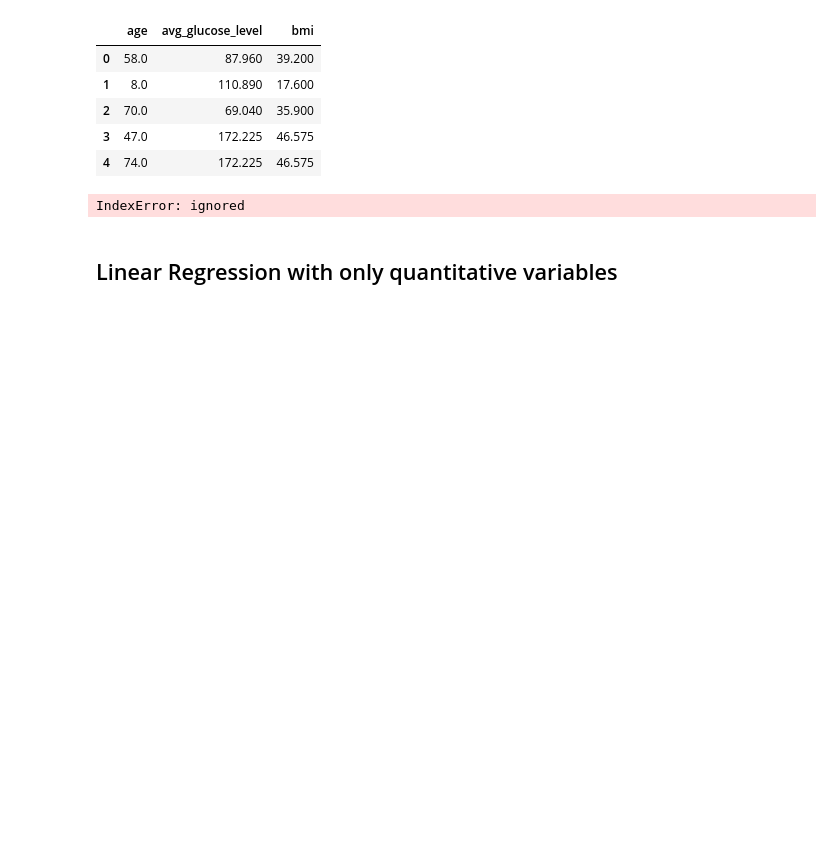
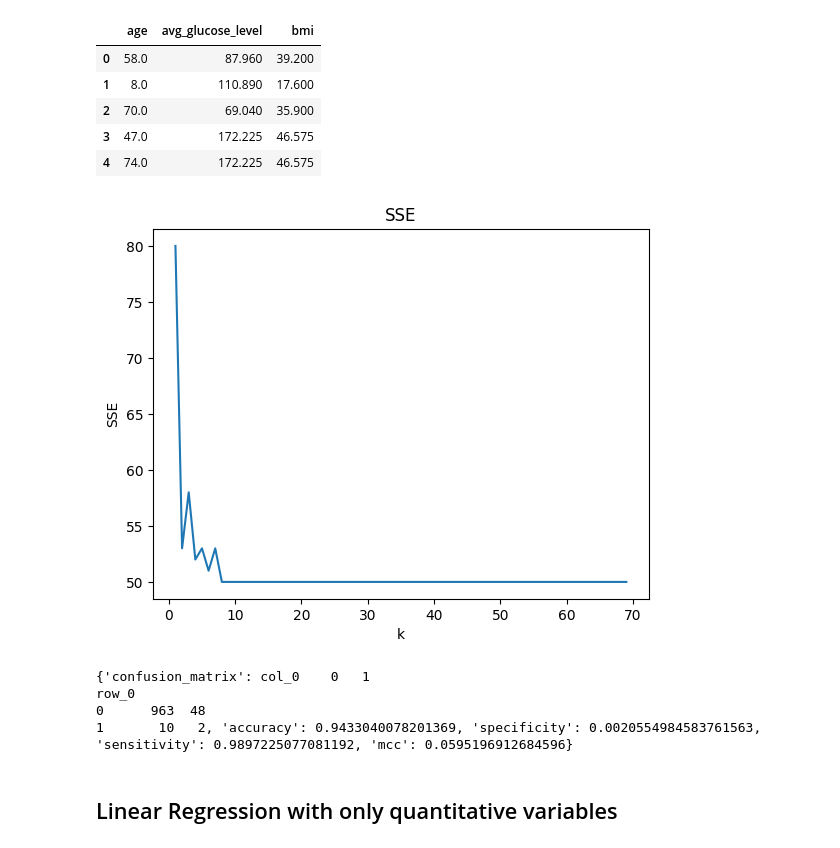
Before and after one commit to mro9kh/DS3001-final-project, a Jupyter notebook: DS3001_Project2ipynb.ipynb, the cells around one changed output. Cells and saved outputs as stored; diff of their text form; code cells hidden in the pictures; blank space fills up the shorter version.

```diff
--- a/DS3001_Project2ipynb.ipynb
+++ b/DS3001_Project2ipynb.ipynb
@@ -486,11 +487,20 @@ We are interested in not only building a model that predicts stroke well, but we
 def performance(y_test,y_hat): # Sample code to compute classifier performance
     tab = pd.crosstab(np.array(y_hat),np.array(y_test)) # Compute confusion matrix
     #
+    # print("y_test: ", y_test)
+    # print("y_hat: ", y_hat)
+    # print("crosstab: ", tab)
     # Get entries from the confusion matrix:
-    tp = tab.iloc[0,0]
-    tn = tab.iloc[1,1]
-    fp = tab.iloc[0,1]
-    fn = tab.iloc[1,0]
+    # tp = tab.iloc[0,0]
+    # tn = tab.iloc[1,1]
+    # fp = tab.iloc[0,1]
+    # fn = tab.iloc[1,0]
+    # adding failsafe in case of a matrix that is not 2x2
+    tp = tab.iloc[0, 0] if tab.shape[0] > 0 and tab.shape[1] > 0 else 0
+    tn = tab.iloc[1, 1] if tab.shape[0] > 1 and tab.shape[1] > 1 else 0
+    fp = tab.iloc[0, 1] if tab.shape[1] > 1 else 0
+    fn = tab.iloc[1, 0] if tab.shape[0] > 1 else 0
+
     tot = tp+tn+fp+fn
     #
     # Compute performance statistics:
@@ -582,30 +594,39 @@ for k in range(k_bar-1):
     model = KNeighborsClassifier(n_neighbors=k+1) # Create a sk model for k
     fitted_model = model.fit(X_train_knn,y_train) # Train the model on our data
     y_hat = fitted_model.predict(X_test_knn) # Predict values for test set
-    perf = performance(y_test,y_hat)
-    MCC[k] = perf['mcc']
+    # perf = performance(y_test,y_hat)
+    # MCC[k] = perf['mcc']
+    #changed mcc to sse, like we did in hw as issue creating confusion matrices for some k's
+    MCC[k] = np.sum( (y_test-y_hat) ** 2)
+
 
 MCC_max = np.max(MCC) # Lowest recorded SSE
 max_index = np.where(MCC==MCC_max) # Find the indices of y that equal the minimum
 k_star = k_grid[max_index][0] # Find the optimal value of k
+
+# there were issues in the following cell is I changed the name of MCC, so i changed the graph labels
-# %% [output]
-IndexError: ignored
 # %%
 
 ## SSE plot:
 plt.plot(k_grid,MCC)
 plt.xlabel("k")
-plt.ylabel("MCC")
-plt.title('MCC')
+plt.ylabel("SSE")
+plt.title('SSE')
 plt.show()
 
 ## Fit optimal model:
 model = KNeighborsClassifier(n_neighbors=np.max([3,k_star]))
 knn_star = model.fit(X_train_knn,y_train)
 y_hat_knn = knn_star.predict(X_test_knn)
 
 ## Compute performance:
 perf_knn = performance(y_test,y_hat_knn)
 print(perf_knn)
+# %% [output]
+[figure, added]
+{'confusion_matrix': col_0    0   1
+row_0
+0      963  48
+1       10   2, 'accuracy': 0.9433040078201369, 'specificity': 0.0020554984583761563, 'sensitivity': 0.9897225077081192, 'mcc': 0.0595196912684596}
 # %% [markdown]
 ## Linear Regression with only quantitative variables
```
Also changed, not shown: parts of 10 cells of this notebook.
